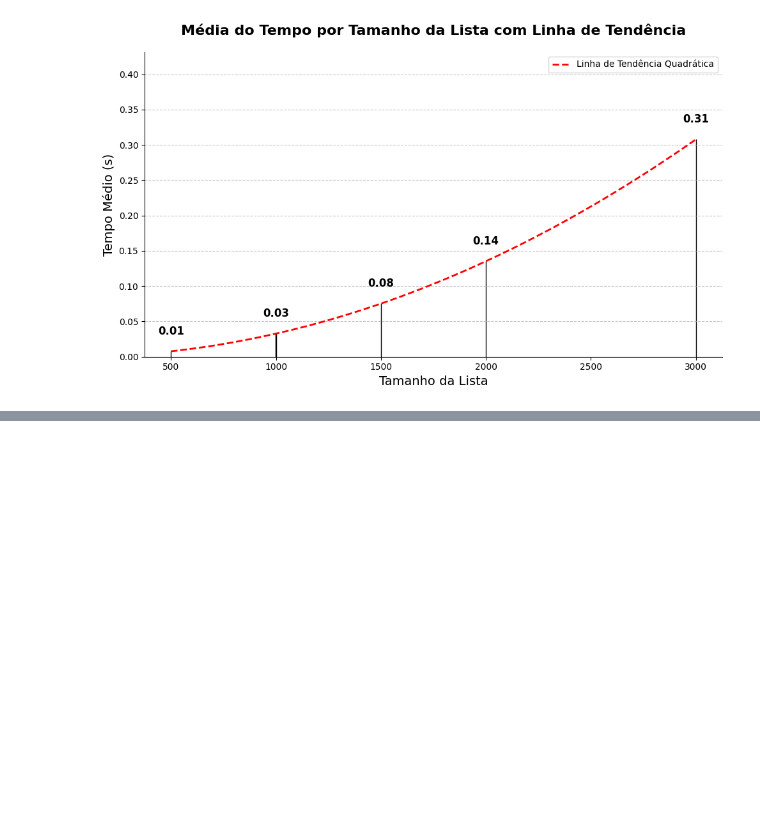
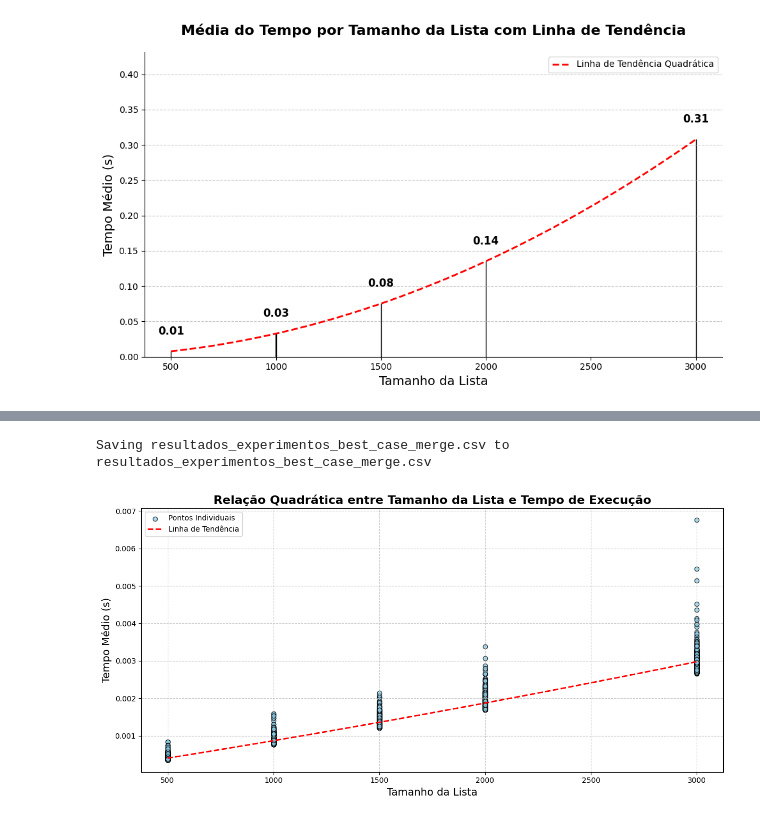
Before and after one commit to P-E-N-T-E-S/TComp, a Jupyter notebook: colab/TComp.ipynb, the cells around one changed output, grey strips where cells are left out. Cells and saved outputs as stored; diff of their text form; code cells hidden in the pictures; blank space fills up the shorter version.

```diff
--- a/colab/TComp.ipynb
+++ b/colab/TComp.ipynb
@@ -276,0 +279,26 @@ plot_barras_com_tendencia(df)
+# %%
+#Melhor Caso Merge
+
+uploaded = files.upload()
+df = pd.read_csv(list(uploaded.keys())[0])
+
+def plot_quadratico(df):
+    plt.figure(figsize=(12, 6))
+    plt.scatter(df['Tamanho da lista'], df['Tempo Médio (s)'], color='skyblue', alpha=0.7, edgecolor='black', label='Pontos Individuais')
+
+    z = np.polyfit(df['Tamanho da lista'], df['Tempo Médio (s)'], 2)
+    p = np.poly1d(z)
+
+    x_fit = np.linspace(df['Tamanho da lista'].min(), df['Tamanho da lista'].max(), 100)
+    plt.plot(x_fit, p(x_fit), color='red', linestyle='--', linewidth=2, label='Linha de Tendência')
+
+    plt.title('Relação Quadrática entre Tamanho da Lista e Tempo de Execução', fontsize=16, weight='bold')
+    plt.xlabel('Tamanho da Lista', fontsize=14)
+    plt.ylabel('Tempo Médio (s)', fontsize=14)
+    plt.grid(True, linestyle='--', alpha=0.7)
+    plt.legend()
+    plt.tight_layout()
+    plt.show()
+
+plot_quadratico(df)
+# %% [output]
@@ -276,0 +306,2 @@ plot_barras_com_tendencia(df)
+Saving resultados_experimentos_best_case_merge.csv to resultados_experimentos_best_case_merge.csv
+[figure, added]
```
Also changed, not shown: parts of 8 cells of this notebook, 10 other files.
